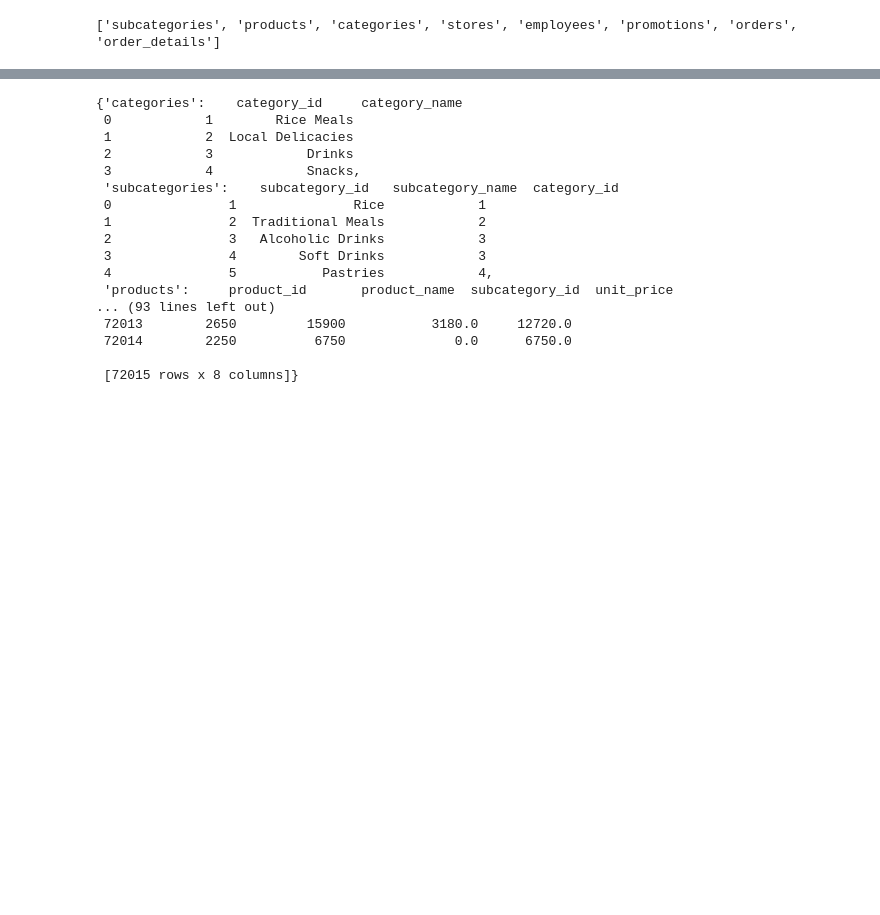
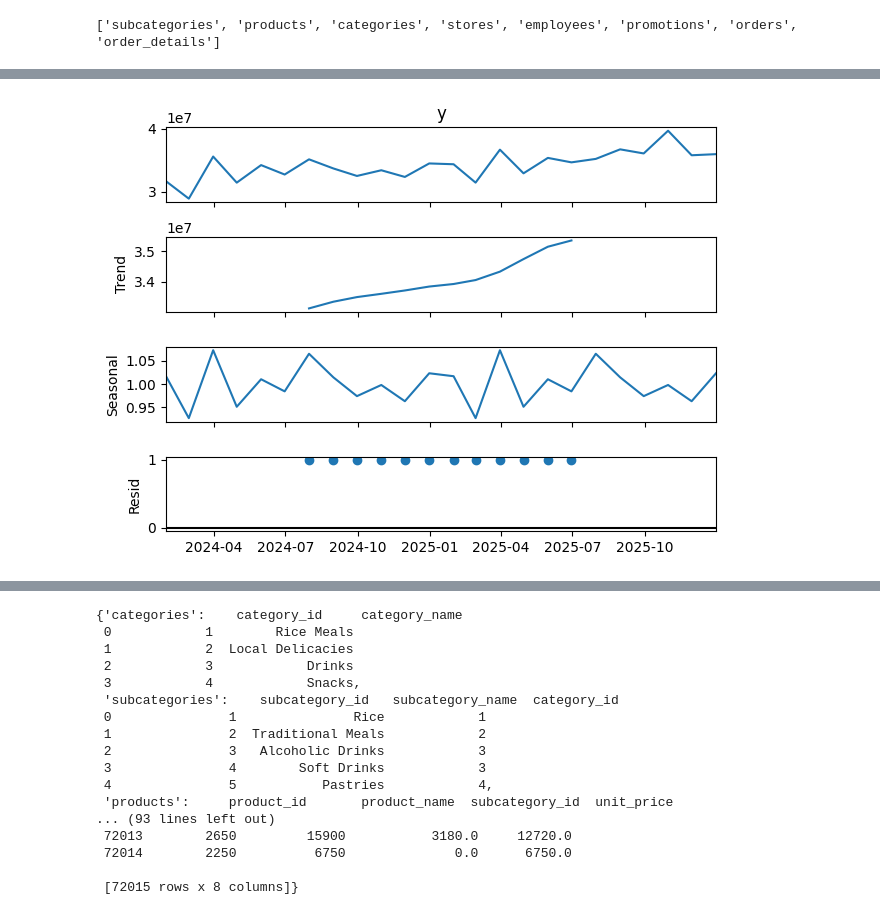
Before and after one commit to Leoklems00/Awka_Fast_Food_Project, a Jupyter notebook: rough.ipynb, the cells around one changed output, grey strips where cells are left out. Cells and saved outputs as stored; diff of their text form; code cells hidden in the pictures; blank space fills up the shorter version.

```diff
--- a/rough.ipynb
+++ b/rough.ipynb
@@ -95,0 +216,3 @@ print(list(tables.keys()))
+# %%
+order_monthly['unique_id'] = 'all'
+order_monthly
@@ -95,0 +237,9 @@ print(list(tables.keys()))
+# %%
+ts = order_monthly.set_index('ds')['y'].asfreq('M')
+# %%
+decomp = seasonal_decompose(ts, model='multiplicative', period=12)
+# %%
+fig = decomp.plot()
+plt.show()
+# %% [output]
+[figure, added]
```
Also changed, not shown: parts of 30 cells of this notebook, 4 other files.
